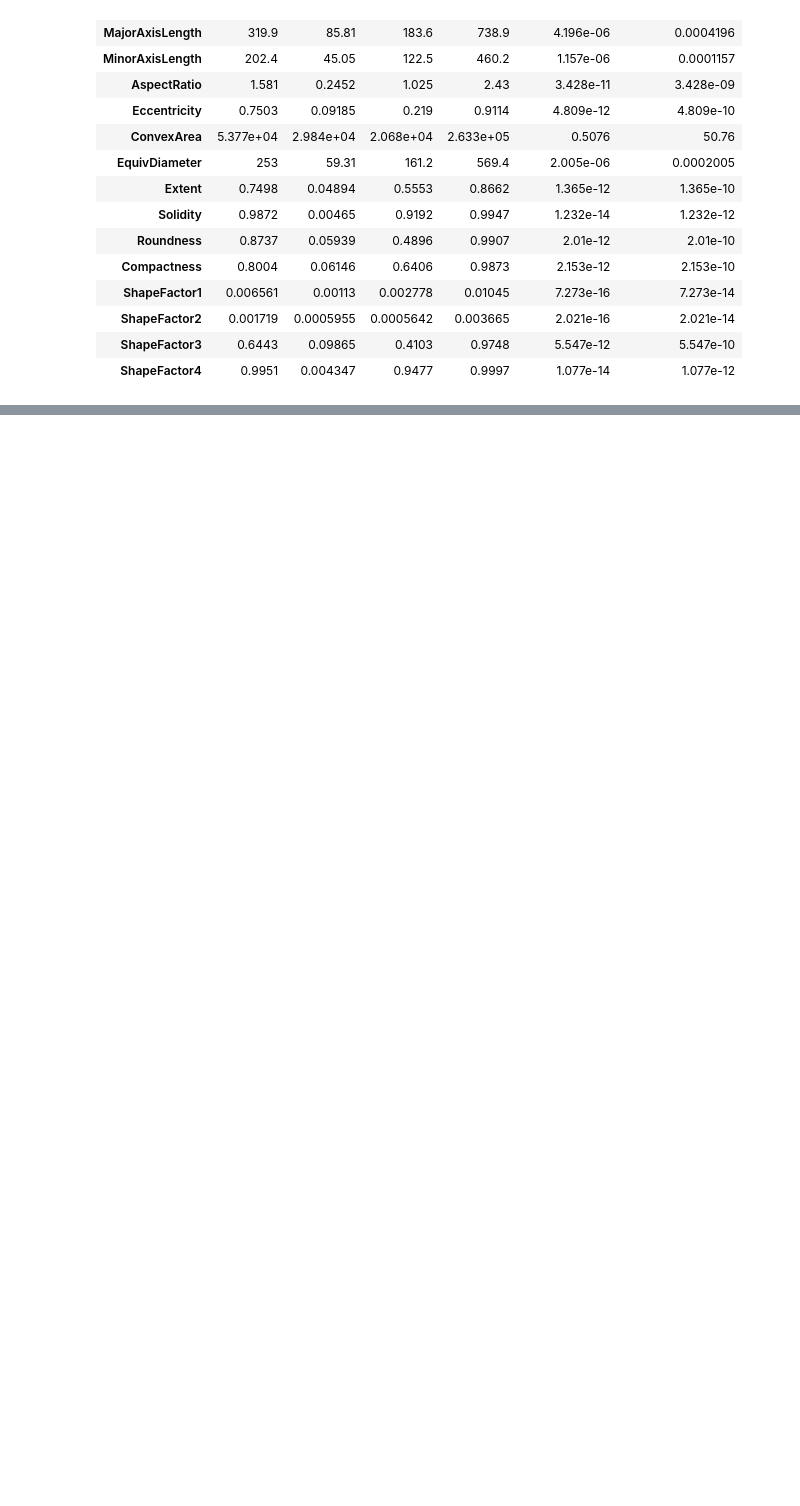
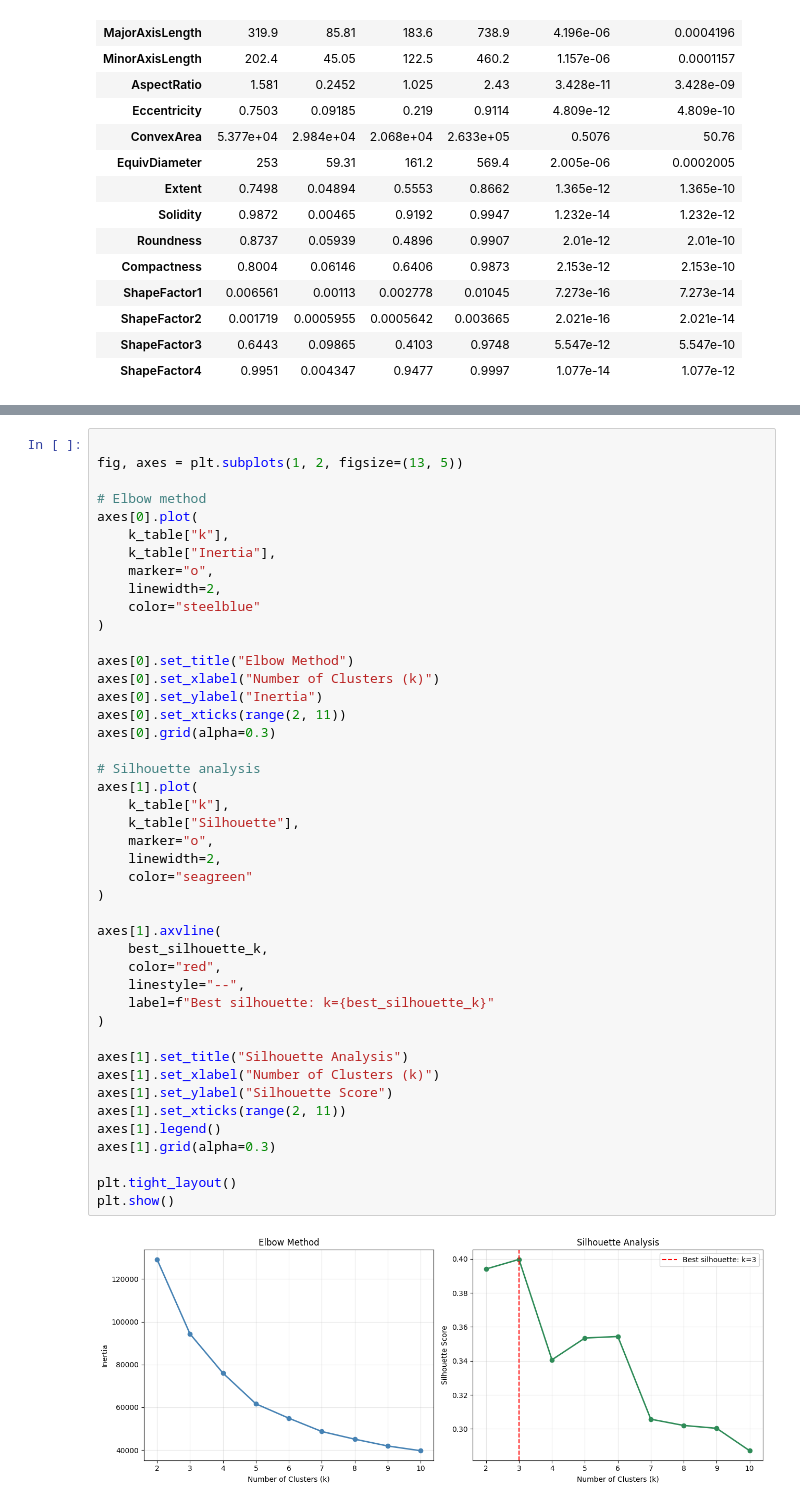
Before and after one commit to Annamerkulova/Merkulova_ML_task_5, a Jupyter notebook: Merkulova_task5.ipynb, the cells around one changed output, grey strips where cells are left out. Drawn from its saved outputs; the diff is of its cells as text; blank space fills up the shorter version.

```diff
--- a/Merkulova_task5.ipynb
+++ b/Merkulova_task5.ipynb
@@ -109,0 +756,46 @@ print(f"Total variance share: {variance_shares.sum():.6f}")
+# %%
+
+fig, axes = plt.subplots(1, 2, figsize=(13, 5))
+
+# Elbow method
+axes[0].plot(
+    k_table["k"],
+    k_table["Inertia"],
+    marker="o",
+    linewidth=2,
+    color="steelblue"
+)
+
+axes[0].set_title("Elbow Method")
+axes[0].set_xlabel("Number of Clusters (k)")
+axes[0].set_ylabel("Inertia")
+axes[0].set_xticks(range(2, 11))
+axes[0].grid(alpha=0.3)
+
+# Silhouette analysis
+axes[1].plot(
+    k_table["k"],
+    k_table["Silhouette"],
+    marker="o",
+    linewidth=2,
+    color="seagreen"
+)
+
+axes[1].axvline(
+    best_silhouette_k,
+    color="red",
+    linestyle="--",
+    label=f"Best silhouette: k={best_silhouette_k}"
+)
+
+axes[1].set_title("Silhouette Analysis")
+axes[1].set_xlabel("Number of Clusters (k)")
+axes[1].set_ylabel("Silhouette Score")
+axes[1].set_xticks(range(2, 11))
+axes[1].legend()
+axes[1].grid(alpha=0.3)
+
+plt.tight_layout()
+plt.show()
+# %% [output]
+[figure, added]
```
Also changed, not shown: parts of 31 cells of this notebook.
